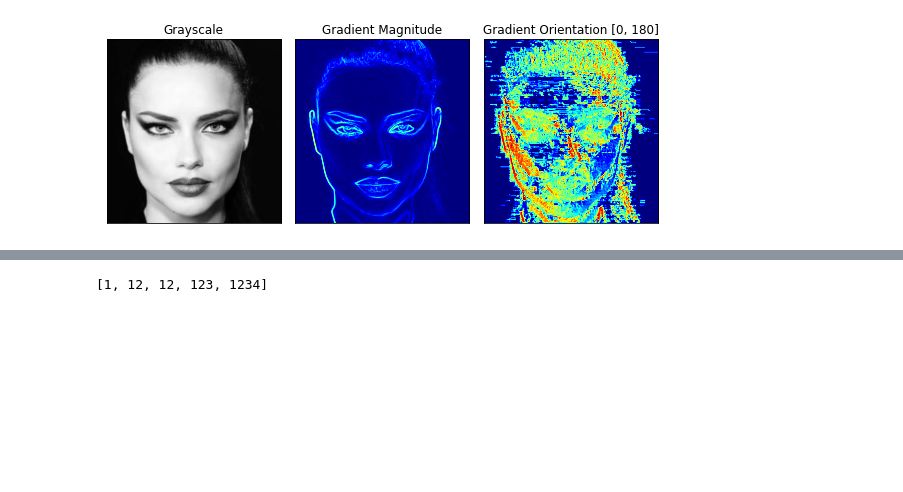
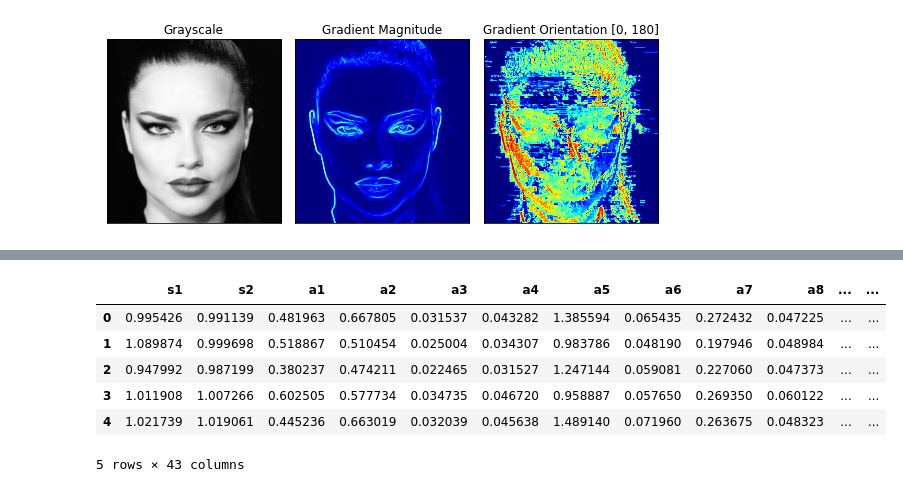
Before and after one commit to lewszykkonrad/landmarks, a Jupyter notebook: face_landmarks/testing.ipynb, the cells around one changed output, grey strips where cells are left out. Cells and saved outputs as stored; diff of their text form; code cells hidden in the pictures; blank space fills up the shorter version.

Commit message:
added rational rating, fixed flipped order issue

```diff
--- a/face_landmarks/testing.ipynb
+++ b/face_landmarks/testing.ipynb
@@ -235,4 +226,10 @@ updated
-# %%
-sequence
-# %% [output]
-[1, 12, 12, 123, 1234]
+# %%
+rationaL_rating()
+# %% [output]
+|  | s1 | s2 | a1 | a2 | a3 | a4 | a5 | a6 | a7 | a8 | ... | ... |
+| 0 | 0.995426 | 0.991139 | 0.481963 | 0.667805 | 0.031537 | 0.043282 | 1.385594 | 0.065435 | 0.272432 | 0.047225 | ... | ... |
+| 1 | 1.089874 | 0.999698 | 0.518867 | 0.510454 | 0.025004 | 0.034307 | 0.983786 | 0.048190 | 0.197946 | 0.048984 | ... | ... |
+| 2 | 0.947992 | 0.987199 | 0.380237 | 0.474211 | 0.022465 | 0.031527 | 1.247144 | 0.059081 | 0.227060 | 0.047373 | ... | ... |
+| 3 | 1.011908 | 1.007266 | 0.602505 | 0.577734 | 0.034735 | 0.046720 | 0.958887 | 0.057650 | 0.269350 | 0.060122 | ... | ... |
+| 4 | 1.021739 | 1.019061 | 0.445236 | 0.663019 | 0.032039 | 0.045638 | 1.489140 | 0.071960 | 0.263675 | 0.048323 | ... | ... |
+5 rows × 43 columns
```
Also changed, not shown: parts of 4 cells of this notebook, 1 other file.
